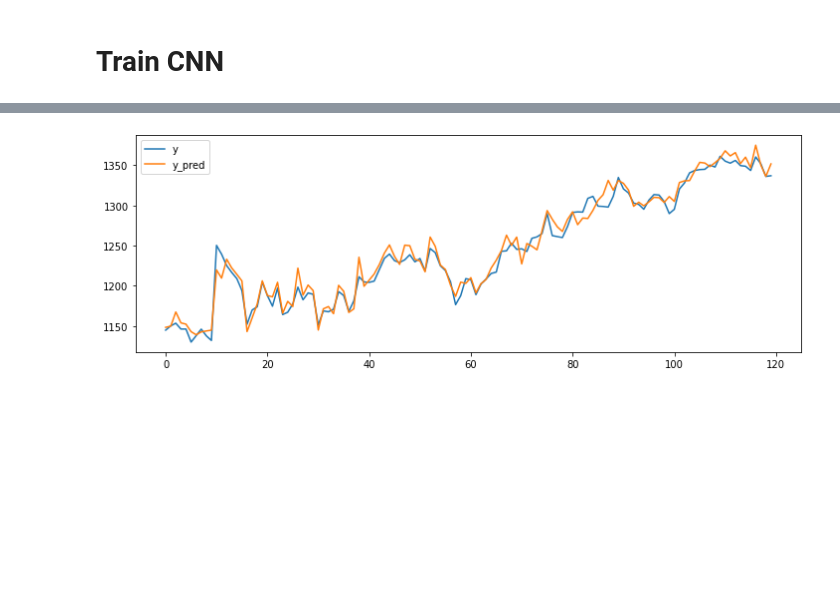
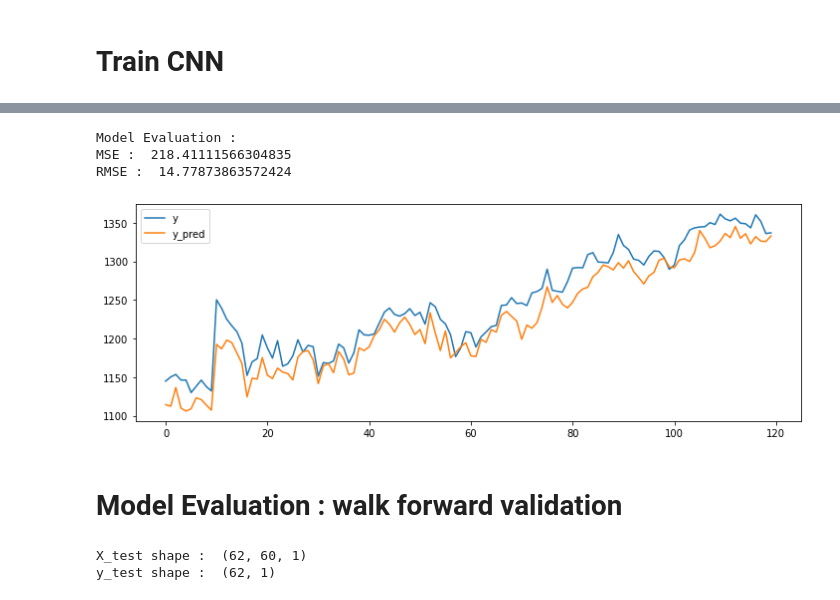
Before and after one commit to WoradeeKongthong/stock_price_time_series, a Jupyter notebook: 06_stockPrice_univariateCNN_singleStepOutput.ipynb, the cells around one changed output, grey strips where cells are left out. Cells and saved outputs as stored; diff of their text form; code cells hidden in the pictures; blank space fills up the shorter version.

Commit message:
Added model evaluation section

```diff
--- a/06_stockPrice_univariateCNN_singleStepOutput.ipynb
+++ b/06_stockPrice_univariateCNN_singleStepOutput.ipynb
@@ -13,7 +13,7 @@ import seaborn as sns
 # %% [markdown]
 # Dataset : google stock price (2015-2019) from yahoo.com
 # %%
-df = data.DataReader('GOOG', data_source='yahoo', start='2015-01-01', end='2019-12-31')
+df = DataReader('GOOG', data_source='yahoo', start='2015-01-01', end='2019-12-31')
 df.head()
 # %% [output]
 |  | High | Low | Open | Close | Volume | Adj Close |
@@ -128,15 +128,50 @@ training loss :  0.018307187320051935
 # %%
 y_pred = model.predict(X)
 
 # inverse transform the price
 y = sc.inverse_transform(y.reshape(len(y),1))
 y_pred = sc.inverse_transform(y_pred.reshape(len(y_pred),1))
 
+# calculate rmse
+from sklearn.metrics import mean_squared_error
+from math import sqrt
+
+mse = mean_squared_error(y, y_pred)
+rmse = sqrt(mse)
+print('Model Evaluation : ')
+print('MSE : ', mse)
+print('RMSE : ', rmse)
+
 # plot the last 120 days of the dataset
 plt.figure(figsize=(12,4))
 plt.plot(y[-120:])
 plt.plot(y_pred[-120:])
 plt.legend(['y','y_pred'])
 plt.show()
 # %% [output]
+Model Evaluation :
+MSE :  218.41111566304835
+RMSE :  14.77873863572424
-[figure, old version]
+[figure, new version]
+# %% [markdown]
+# Model Evaluation : walk forward validation
+# %%
+# get the test set : Jan - March of 2020
+df = DataReader('GOOG', data_source='yahoo', start='2020-01-01', end='2020-03-31')
+test = df.loc[:,['Close']].values
+
+# feature scaling on the test set
+test = sc.transform(test)
+
+# seed the last n_steps in training dataset
+history = data_scaled[-n_steps:]
+
+# create timestep sequence for the training set
+test = np.concatenate((history, test), axis=0)
+X_test, y_test = create_sequence(test, n_steps)
+
+print('X_test shape : ',X_test.shape)
+print('y_test shape : ',y_test.shape)
+# %% [output]
+X_test shape :  (62, 60, 1)
+y_test shape :  (62, 1)
```
Also changed, not shown: parts of 5 cells of this notebook.
